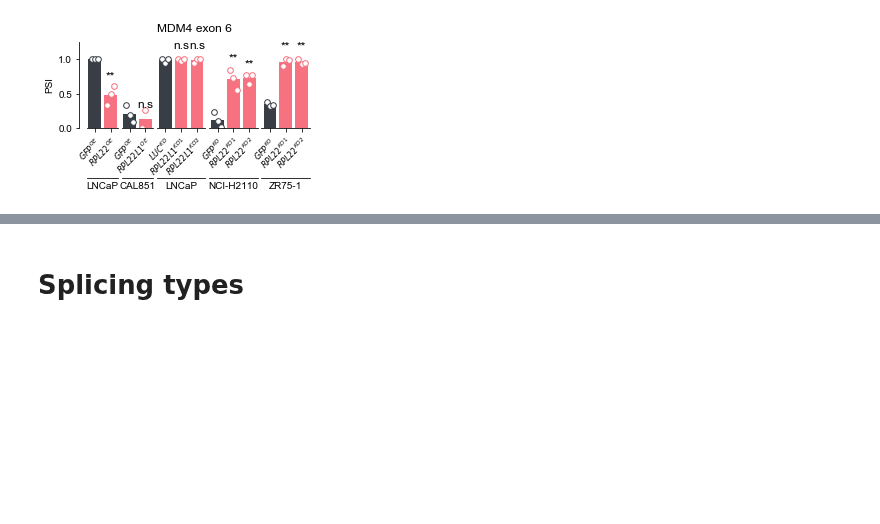
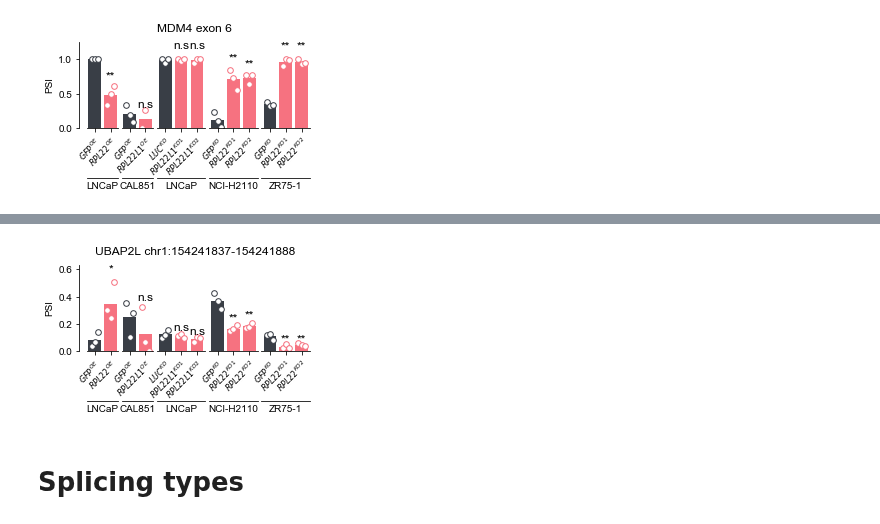
Before and after one commit to kevinhu/mdm4-splicing, a Jupyter notebook: notebooks/fig4_splicing.ipynb, the cells around one changed output, grey strips where cells are left out. Drawn from its saved outputs; the diff is of its cells as text; code cells hidden in the pictures; blank space fills up the shorter version.

```diff
--- a/notebooks/fig4_splicing.ipynb
+++ b/notebooks/fig4_splicing.ipynb
@@ -83,3 +105,11 @@ plt.savefig("../plots/MDM4_6_splicing.pdf",bbox_inches="tight",transparent=True)
+# %%
+axes = helper.all_bars("UBAP2L_ENSG00000143569_154241837_154241888_154241232_154241430_154242675_154243040",
+     "splicing")
+
+plt.suptitle("UBAP2L chr1:154241837-154241888")
+plt.savefig("../plots/UBAP2L_splicing.pdf",bbox_inches="tight",transparent=True)
+# %% [output]
+[figure, added]
 # %% [markdown]
 # Splicing types
 # %%
```
Also changed, not shown: parts of 33 cells of this notebook, 9 other files.
